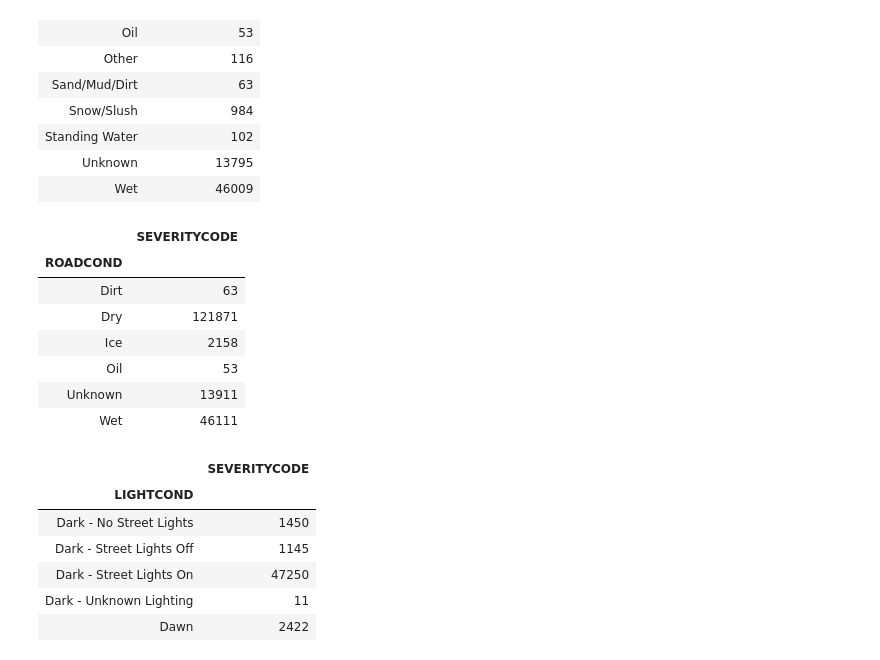
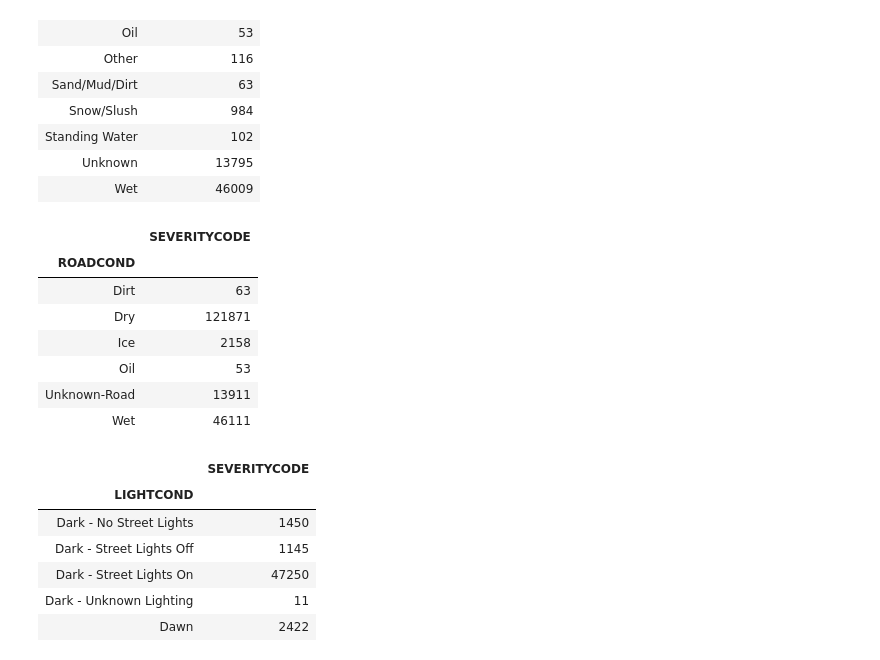
Before and after one commit to renbrent/Coursera_Capstone, a Jupyter notebook: capstone.ipynb, the cells around one changed output. Cells and saved outputs as stored; diff of their text form; code cells hidden in the pictures.

```diff
--- a/capstone.ipynb
+++ b/capstone.ipynb
@@ -194,7 +194,7 @@ df_clean.groupby('UNDERINFL')[['SEVERITYCODE']].count()
 | N | 97244 |
 | Y | 4980 |
 # %%
-df_clean.replace({'UNDERINFL' : {'Y': '1', 'N': '0'}}, inplace=True)
+df_clean.replace({'UNDERINFL' : {'1': 'Y', '0': 'N'}}, inplace=True)
 df_clean.groupby('UNDERINFL')[['SEVERITYCODE']].count()
 # %% [output]
 |  | SEVERITYCODE |
@@ -204,6 +204,5 @@ df_clean.groupby('UNDERINFL')[['SEVERITYCODE']].count()
 # %%
 df_clean['INCDATE'] = pd.to_datetime(df_clean['INCDATE'], format='%Y-%m-%d')
-df_clean['UNDERINFL'] = df_clean['UNDERINFL'].astype('int64')
 df_clean.dtypes
 # %% [output]
 SEVERITYCODE             int64
@@ -245,7 +244,8 @@ df_clean.groupby('WEATHER')[['SEVERITYCODE']].count()
 | Snowing | 888 |
 | Unknown | 13846 |
 # %%
-df_clean.replace({'WEATHER': {'Other': 'Unknown','Sleet/Hail/Freezing Rain': 'Raining'}}, inplace=True)
+df_clean['WEATHER'].replace('Sleet/Hail/Freezing Rain', 'Raining', inplace=True)
+df_clean['WEATHER'].replace(['Other', 'Unknown'],'Unknown-Weather', inplace=True)
 df_clean['WEATHER'].replace(['Blowing Sand/Dirt', 'Severe Crosswind'], 'Windy', inplace=True)
 df_clean['WEATHER'].replace(['Fog/Smog/Smoke', 'Overcast', 'Partly Cloudy'], 'Cloudy', inplace=True)
 # %%
@@ -274,17 +274,18 @@ df_clean.groupby('ROADCOND')[['SEVERITYCODE']].count()
 | Unknown | 13795 |
 | Wet | 46009 |
 # %%
-df_clean.replace({'ROADCOND': {'Other': 'Unknown','Standing Water': 'Wet',
-                 'Sand/Mud/Dirt': 'Dirt','Snow/Slush': 'Ice'}}, inplace=True)
+df_clean.replace({'ROADCOND': {'Standing Water': 'Wet','Sand/Mud/Dirt': 'Dirt',
+                'Snow/Slush': 'Ice'}}, inplace=True)
+df_clean['ROADCOND'].replace(['Other', 'Unknown'],'Unknown-Road', inplace=True)
 df_clean.groupby('ROADCOND')[['SEVERITYCODE']].count()
 # %% [output]
 |  | SEVERITYCODE |
 | ROADCOND |  |
 | Dirt | 63 |
 | Dry | 121871 |
 | Ice | 2158 |
 | Oil | 53 |
-| Unknown | 13911 |
+| Unknown-Road | 13911 |
 | Wet | 46111 |
 # %%
 df_clean.groupby('LIGHTCOND')[['SEVERITYCODE']].count()
```
Also changed, not shown: parts of 32 cells of this notebook.
